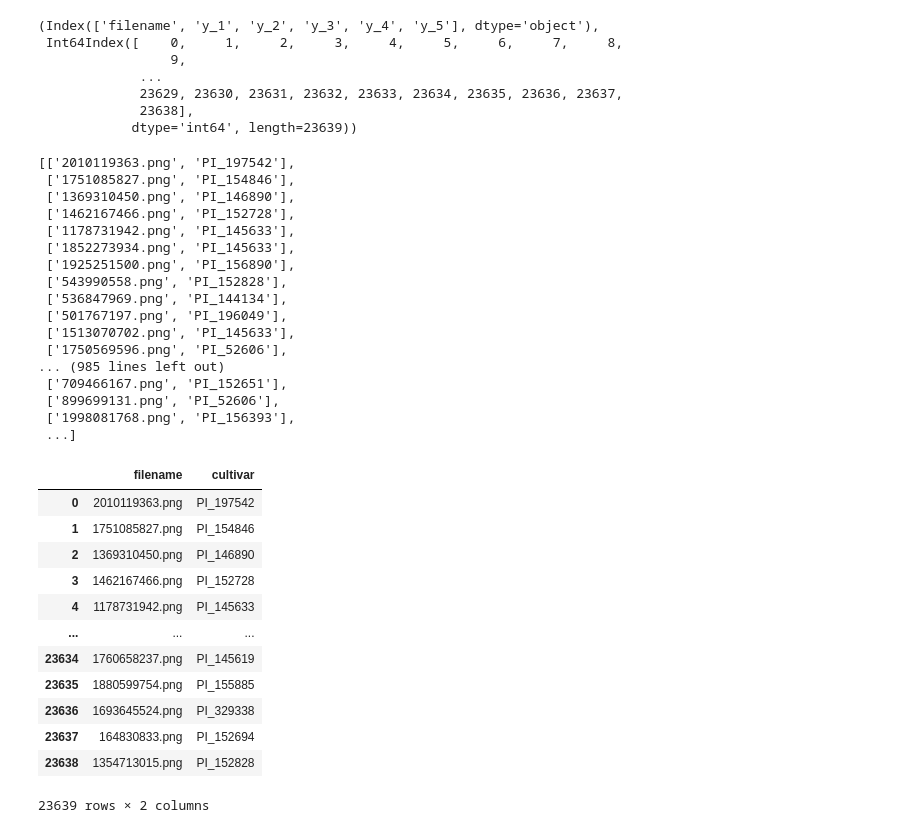
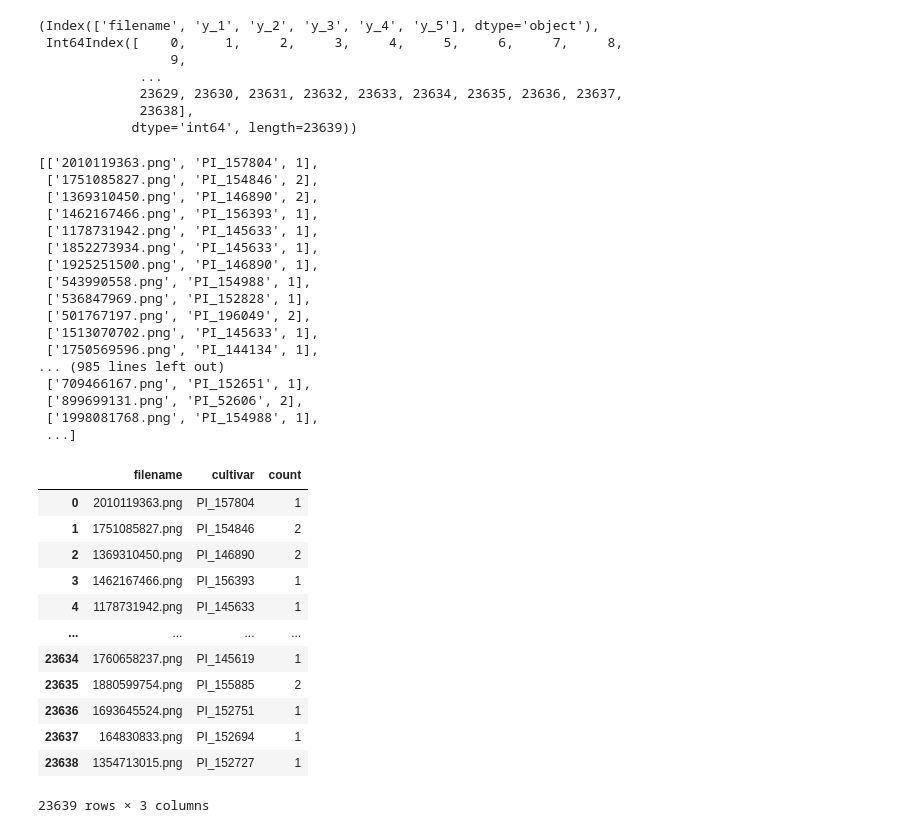
Before and after one commit to ashen007/DeepLearning-goes-deep, a Jupyter notebook: notebooks/sorghum/ensemble.ipynb, the cells around one changed output. Cells and saved outputs as stored; diff of their text form; code cells hidden in the pictures.

```diff
--- a/notebooks/sorghum/ensemble.ipynb
+++ b/notebooks/sorghum/ensemble.ipynb
@@ -27,7 +27,7 @@ sub_1
 # %%
 merged = sub_1
 
-for df in [sub_2, sub_3, sub_4, sub_5]:
+for df in [sub_3, sub_5]:
     merged = pd.merge(merged, df, how='inner', on='filename')
 
 merged
@@ -58,42 +58,42 @@ merged.columns, merged.index
 # %%
 results = []
 
-for file, row in zip(merged['filename'].values, merged[['y_1', 'y_2', 'y_3', 'y_4', 'y_5']].values):
-    results.append([file, ss.mode(row)[0][0]])
+for file, row in zip(merged['filename'].values, merged[['y_1', 'y_3', 'y_5']].values):
+    results.append([file, ss.mode(row)[0][0], ss.mode(row)[1][0]])
 
 results
 # %% [output]
-[['2010119363.png', 'PI_197542'],
- ['1751085827.png', 'PI_154846'],
- ['1369310450.png', 'PI_146890'],
- ['1462167466.png', 'PI_152728'],
- ['1178731942.png', 'PI_145633'],
- ['1852273934.png', 'PI_145633'],
- ['1925251500.png', 'PI_156890'],
- ['543990558.png', 'PI_152828'],
- ['536847969.png', 'PI_144134'],
- ['501767197.png', 'PI_196049'],
- ['1513070702.png', 'PI_145633'],
- ['1750569596.png', 'PI_52606'],
+[['2010119363.png', 'PI_157804', 1],
+ ['1751085827.png', 'PI_154846', 2],
+ ['1369310450.png', 'PI_146890', 2],
+ ['1462167466.png', 'PI_156393', 1],
+ ['1178731942.png', 'PI_145633', 1],
+ ['1852273934.png', 'PI_145633', 1],
+ ['1925251500.png', 'PI_146890', 1],
+ ['543990558.png', 'PI_154988', 1],
+ ['536847969.png', 'PI_152828', 1],
+ ['501767197.png', 'PI_196049', 2],
+ ['1513070702.png', 'PI_145633', 1],
+ ['1750569596.png', 'PI_144134', 1],
 ... (985 lines left out)
- ['709466167.png', 'PI_152651'],
- ['899699131.png', 'PI_52606'],
- ['1998081768.png', 'PI_156393'],
+ ['709466167.png', 'PI_152651', 1],
+ ['899699131.png', 'PI_52606', 2],
+ ['1998081768.png', 'PI_154988', 1],
  ...]
 # %%
-final = pd.DataFrame(results,columns=['filename','cultivar'])
+final = pd.DataFrame(results, columns=['filename', 'cultivar', 'count'])
 final
 # %% [output]
-|  | filename | cultivar |
-| 0 | 2010119363.png | PI_197542 |
-| 1 | 1751085827.png | PI_154846 |
-| 2 | 1369310450.png | PI_146890 |
-| 3 | 1462167466.png | PI_152728 |
-| 4 | 1178731942.png | PI_145633 |
-| ... | ... | ... |
-| 23634 | 1760658237.png | PI_145619 |
-| 23635 | 1880599754.png | PI_155885 |
-| 23636 | 1693645524.png | PI_329338 |
-| 23637 | 164830833.png | PI_152694 |
-| 23638 | 1354713015.png | PI_152828 |
+|  | filename | cultivar | count |
+| 0 | 2010119363.png | PI_157804 | 1 |
+| 1 | 1751085827.png | PI_154846 | 2 |
+| 2 | 1369310450.png | PI_146890 | 2 |
+| 3 | 1462167466.png | PI_156393 | 1 |
+| 4 | 1178731942.png | PI_145633 | 1 |
+| ... | ... | ... | ... |
+| 23634 | 1760658237.png | PI_145619 | 1 |
+| 23635 | 1880599754.png | PI_155885 | 2 |
+| 23636 | 1693645524.png | PI_152751 | 1 |
+| 23637 | 164830833.png | PI_152694 | 1 |
+| 23638 | 1354713015.png | PI_152727 | 1 |
-23639 rows × 2 columns
+23639 rows × 3 columns
```
Also changed, not shown: parts of 3 cells of this notebook, 2 other files.
